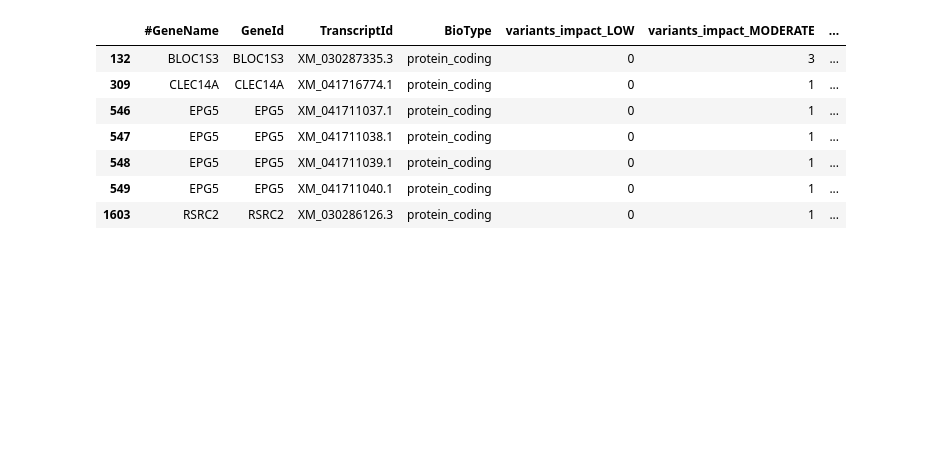
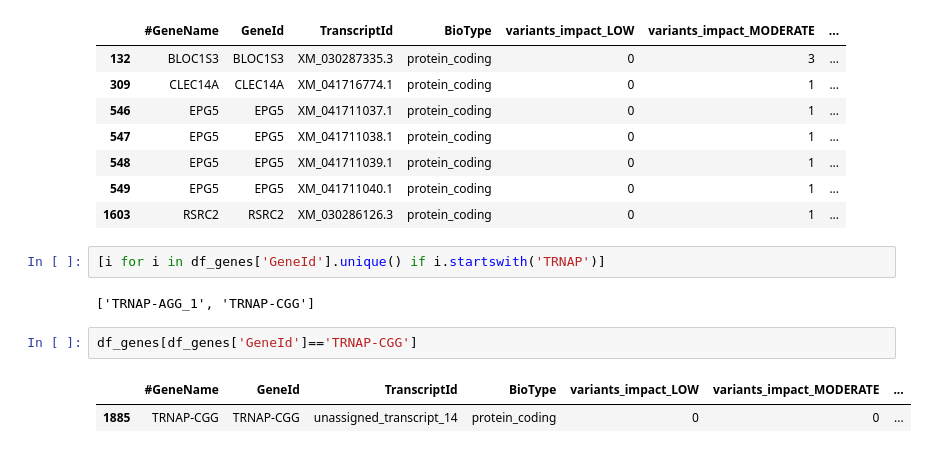
Before and after one commit to aadenisova/bird_innovation, a Jupyter notebook: scripts/Gene_SNP_analysis.ipynb, the cells around one changed output. Cells and saved outputs as stored; diff of their text form; blank space fills up the shorter version.

```diff
--- a/scripts/Gene_SNP_analysis.ipynb
+++ b/scripts/Gene_SNP_analysis.ipynb
@@ -249,3 +241,12 @@ df_genes[df_genes['variants_effect_missense_variant']>0]
 | 548 | EPG5 | EPG5 | XM_041711039.1 | protein_coding | 0 | 1 | ... |
 | 549 | EPG5 | EPG5 | XM_041711040.1 | protein_coding | 0 | 1 | ... |
 | 1603 | RSRC2 | RSRC2 | XM_030286126.3 | protein_coding | 0 | 1 | ... |
+# %%
+[i for i in df_genes['GeneId'].unique() if i.startswith('TRNAP')]
+# %% [output]
+['TRNAP-AGG_1', 'TRNAP-CGG']
+# %%
+df_genes[df_genes['GeneId']=='TRNAP-CGG']
+# %% [output]
+|  | #GeneName | GeneId | TranscriptId | BioType | variants_impact_LOW | variants_impact_MODERATE | ... |
+| 1885 | TRNAP-CGG | TRNAP-CGG | unassigned_transcript_14 | protein_coding | 0 | 0 | ... |
```
Also changed, not shown: parts of 4 cells of this notebook.
